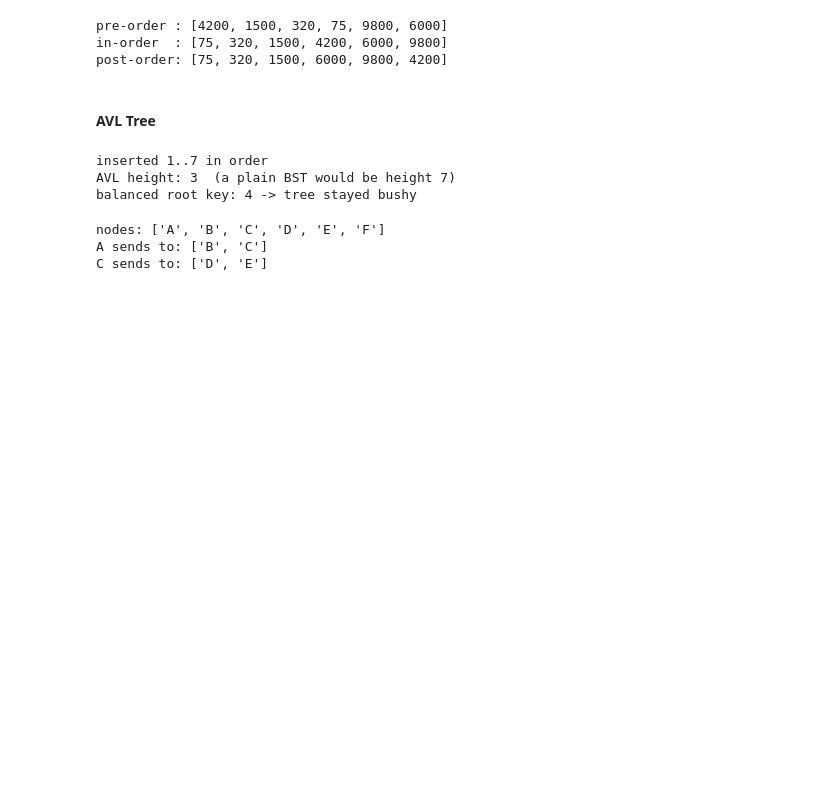
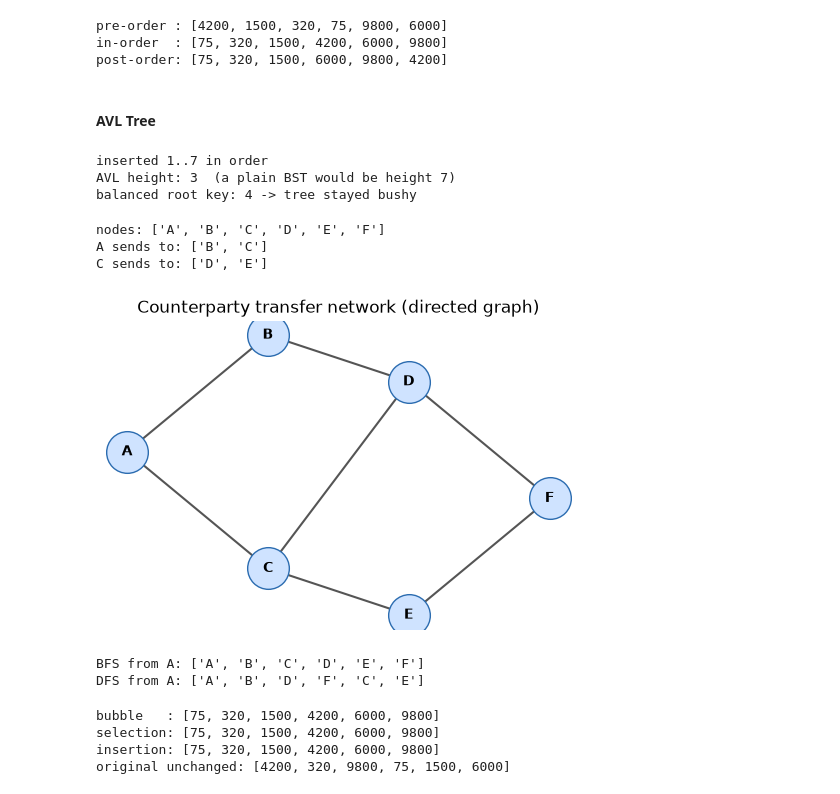
Before and after one commit to Training-Repository/20260625_BjjFs_DSPy, a Jupyter notebook: 01_Algorithms.ipynb, the cells around one changed output. Saved outputs shown, nothing was run; the diff lists cells and outputs as text; code cells hidden in the pictures; blank space fills up the shorter version.

```diff
--- a/01_Algorithms.ipynb
+++ b/01_Algorithms.ipynb
@@ -547,6 +553,28 @@ print("C sends to:", graph["C"])
 nodes: ['A', 'B', 'C', 'D', 'E', 'F']
 A sends to: ['B', 'C']
 C sends to: ['D', 'E']
+# %%
+# Draw it (pure Matplotlib, fixed coordinates so it's stable across runs).
+import matplotlib.pyplot as plt
+
+pos = {"A": (0, 2), "B": (1, 3), "C": (1, 1), "D": (2, 2.6), "E": (2, 0.6), "F": (3, 1.6)}
+
+plt.figure(figsize=(6, 4))
+for src, neighbours in graph.items():
+    x0, y0 = pos[src]
+    for dst in neighbours:
+        x1, y1 = pos[dst]
+        plt.annotate("", xy=(x1, y1), xytext=(x0, y0),
+                     arrowprops=dict(arrowstyle="->", lw=1.5, color="#555"))
+for node, (x, y) in pos.items():
+    plt.scatter(x, y, s=900, color="#cfe3ff", edgecolors="#2b6cb0", zorder=3)
+    plt.text(x, y, node, ha="center", va="center", fontweight="bold", zorder=4)
+
+plt.title("Counterparty transfer network (directed graph)")
+plt.axis("off")
+plt.show()
+# %% [output]
+[figure, added]
 # %%
 from collections import deque
 
@@ -577,3 +605,51 @@ def dfs(g, start):
 
 print("BFS from A:", bfs(graph, "A"))   # level by level
 print("DFS from A:", dfs(graph, "A"))   # down each path
+# %% [output]
+BFS from A: ['A', 'B', 'C', 'D', 'E', 'F']
+DFS from A: ['A', 'B', 'D', 'F', 'C', 'E']
+# %%
+def bubble_sort(a):
+    a = a[:]                      # work on a copy (pure function)
+    n = len(a)
+    for i in range(n):
+        swapped = False
+        for j in range(n - 1 - i):
+            if a[j] > a[j + 1]:               # bubble the largest to the end
+                a[j], a[j + 1] = a[j + 1], a[j]
+                swapped = True
+        if not swapped:           # already sorted -> early exit (best case O(n))
+            break
+    return a
+
+def selection_sort(a):
+    a = a[:]
+    n = len(a)
+    for i in range(n):
+        lo = i
+        for j in range(i + 1, n):             # find the minimum in the rest
+            if a[j] < a[lo]:
+                lo = j
+        a[i], a[lo] = a[lo], a[i]             # swap it into place
+    return a
+
+def insertion_sort(a):
+    a = a[:]
+    for i in range(1, len(a)):
+        key, j = a[i], i - 1
+        while j >= 0 and a[j] > key:          # shift larger items right
+            a[j + 1] = a[j]
+            j -= 1
+        a[j + 1] = key                        # drop key into the gap
+    return a
+
+data = [4200, 320, 9800, 75, 1500, 6000]
+print("bubble   :", bubble_sort(data))
+print("selection:", selection_sort(data))
+print("insertion:", insertion_sort(data))
+print("original unchanged:", data)           # proves the functions are pure
+# %% [output]
+bubble   : [75, 320, 1500, 4200, 6000, 9800]
+selection: [75, 320, 1500, 4200, 6000, 9800]
+insertion: [75, 320, 1500, 4200, 6000, 9800]
+original unchanged: [4200, 320, 9800, 75, 1500, 6000]
```
Also changed, not shown: parts of 11 cells of this notebook, 1 other file.
